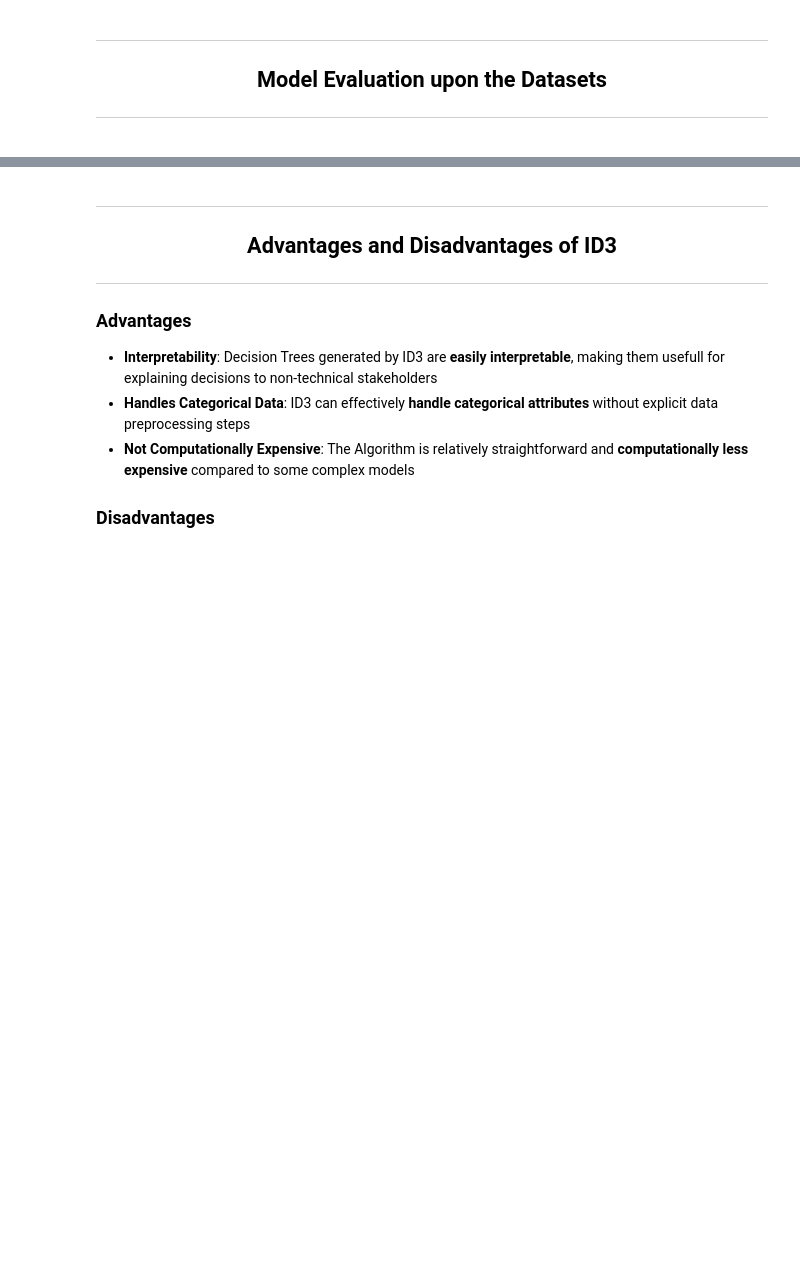
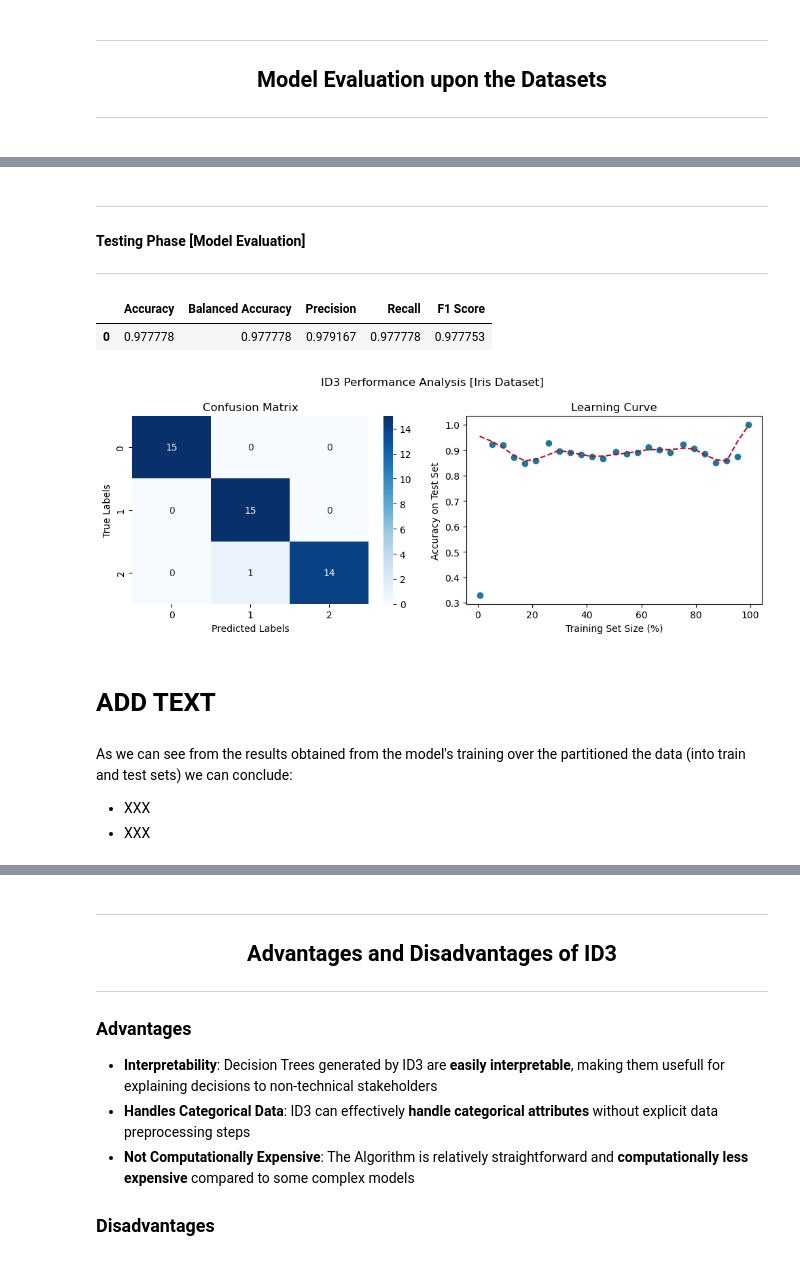
Before and after one commit to EstevesX10/AI-Decision-Trees-ID3, a Jupyter notebook: Decision Trees - ID3/Decision_Trees_ID3.ipynb, the cells around one changed output, grey strips where cells are left out. Cells and saved outputs as stored; diff of their text form; code cells hidden in the pictures; blank space fills up the shorter version.

```diff
--- a/Decision Trees - ID3/Decision_Trees_ID3.ipynb
+++ b/Decision Trees - ID3/Decision_Trees_ID3.ipynb
@@ -764,0 +899,25 @@ dt.score(y_pred, y_test)
+# %% [markdown]
+---
+#### Testing Phase [Model Evaluation]
+---
+# %%
+# Testing the Model with a few Metrics
+y_pred = dt.predict(x_test)
+iris_metrics = Metrics(y_pred, y_test)
+iris_metrics.calculate_metrics()
+# %% [output]
+|  | Accuracy | Balanced Accuracy | Precision | Recall | F1 Score |
+| 0 | 0.977778 | 0.977778 | 0.979167 | 0.977778 | 0.977753 |
+# %%
+# Plotting the Confusion Matrix and the Learning Curve
+points = calc_learning_curve_points(DecisionTree, iris.data, iris.target)
+Plot_Model_Stats(dt, points, x_test, y_test, Title='ID3 Performance Analysis [Iris Dataset]')
+# %% [output]
+[figure, added]
+# %% [markdown]
+# ADD TEXT
+# %% [markdown]
+As we can see from the results obtained from the model's training over the partitioned the data (into train and test sets) we can conclude:
+
+- XXX
+- XXX
```
Also changed, not shown: parts of 105 cells of this notebook.
